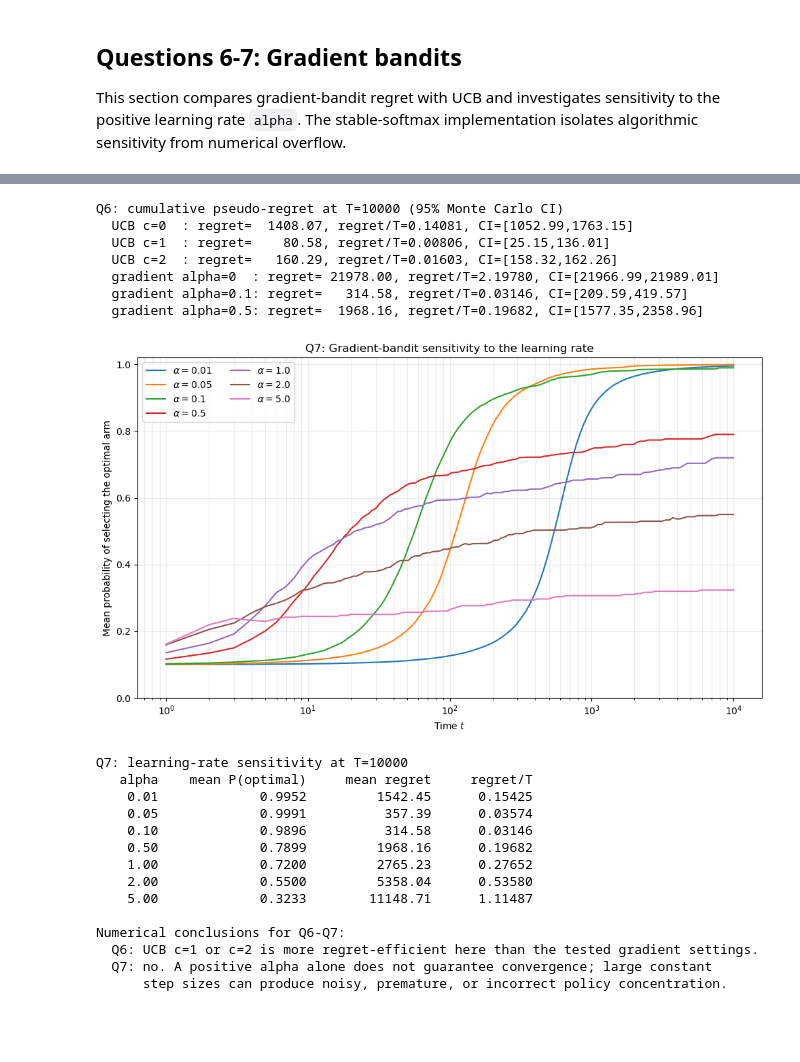
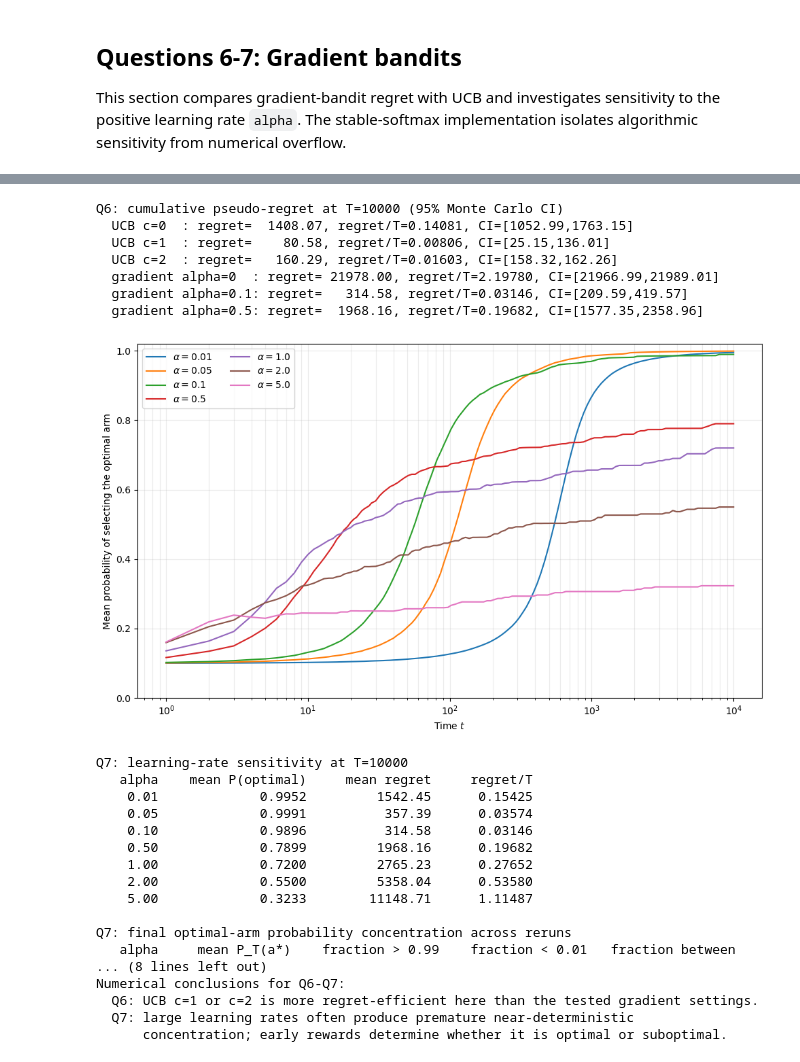
Before and after one commit to JamesCondos/Reinforcement_Learning_for_Engineers, a Jupyter notebook: WS1/Workshop_1_-_Multi-Armed_Bandits_fixed.ipynb, the cells around one changed output, grey strips where cells are left out. Drawn from its saved outputs; the diff is of its cells as text; code cells hidden in the pictures; blank space fills up the shorter version.

```diff
--- a/WS1/Workshop_1_-_Multi-Armed_Bandits_fixed.ipynb
+++ b/WS1/Workshop_1_-_Multi-Armed_Bandits_fixed.ipynb
@@ -943,7 +935,6 @@ for colour,alpha in zip(gradient_colours_q6,[0,0.1,0.5]):
                label=fr'gradient $\alpha={alpha}$')
 plt.xlabel('Time $t$')
 plt.ylabel('Empirical cumulative pseudo-regret')
-plt.title('Q6: Gradient-bandit versus UCB regret')
 plt.grid(True,which='both',alpha=0.25)
 plt.legend()
 plt.tight_layout()
@@ -966,7 +957,6 @@ for alpha in gradient_alphas_q47[1:]:
                  label=fr'$\alpha={alpha}$')
 plt.xlabel('Time $t$')
 plt.ylabel('Mean probability of selecting the optimal arm')
-plt.title('Q7: Gradient-bandit sensitivity to the learning rate')
 plt.ylim(0,1.02)
 plt.grid(True,which='both',alpha=0.25)
 plt.legend(ncol=2)
@@ -981,8 +971,19 @@ for alpha in gradient_alphas_q47[1:]:
     mean_p=np.mean(gradient_results_q47[alpha]['p_opt'][-1])
     print(f'{alpha:8.2f} {mean_p:18.4f} {mean_regret:15.2f} {rho:12.5f}')
 
+print('\nQ7: final optimal-arm probability concentration across reruns')
+print(f'{"alpha":>8} {"mean P_T(a*)":>16} {"fraction > 0.99":>18} '
+      f'{"fraction < 0.01":>18} {"fraction between":>18}')
+for alpha in gradient_alphas_q47[1:]:
+    final_p=gradient_results_q47[alpha]['p_opt'][-1]
+    fraction_high=np.mean(final_p>0.99)
+    fraction_low=np.mean(final_p<0.01)
+    fraction_between=np.mean((final_p>=0.01)&(final_p<=0.99))
+    print(f'{alpha:8.2f} {np.mean(final_p):16.4f} {fraction_high:18.4f} '
+          f'{fraction_low:18.4f} {fraction_between:18.4f}')
+
 print('\nNumerical conclusions for Q6-Q7:')
 print('  Q6: UCB c=1 or c=2 is more regret-efficient here than the tested gradient settings.')
-print('  Q7: no. A positive alpha alone does not guarantee convergence; large constant')
-print('      step sizes can produce noisy, premature, or incorrect policy concentration.')
+print('  Q7: large learning rates often produce premature near-deterministic')
+print('      concentration; early rewards determine whether it is optimal or suboptimal.')
 # %% [output]
@@ -990,11 +991,11 @@ print('      step sizes can produce noisy, premature, or incorrect policy concen
 Q6: cumulative pseudo-regret at T=10000 (95% Monte Carlo CI)
   UCB c=0  : regret=  1408.07, regret/T=0.14081, CI=[1052.99,1763.15]
   UCB c=1  : regret=    80.58, regret/T=0.00806, CI=[25.15,136.01]
   UCB c=2  : regret=   160.29, regret/T=0.01603, CI=[158.32,162.26]
   gradient alpha=0  : regret= 21978.00, regret/T=2.19780, CI=[21966.99,21989.01]
   gradient alpha=0.1: regret=   314.58, regret/T=0.03146, CI=[209.59,419.57]
   gradient alpha=0.5: regret=  1968.16, regret/T=0.19682, CI=[1577.35,2358.96]
-[figure, old version]
+[figure, new version]
 Q7: learning-rate sensitivity at T=10000
    alpha    mean P(optimal)     mean regret     regret/T
     0.01             0.9952         1542.45      0.15425
@@ -1005,10 +1006,13 @@ Q7: learning-rate sensitivity at T=10000
     2.00             0.5500         5358.04      0.53580
     5.00             0.3233        11148.71      1.11487
 
+Q7: final optimal-arm probability concentration across reruns
+   alpha     mean P_T(a*)    fraction > 0.99    fraction < 0.01   fraction between
+... (8 lines left out)
 Numerical conclusions for Q6-Q7:
   Q6: UCB c=1 or c=2 is more regret-efficient here than the tested gradient settings.
-  Q7: no. A positive alpha alone does not guarantee convergence; large constant
-      step sizes can produce noisy, premature, or incorrect policy concentration.
+  Q7: large learning rates often produce premature near-deterministic
+      concentration; early rewards determine whether it is optimal or suboptimal.
 # %% [markdown]
 ### Q6 - Gradient-bandit versus UCB regret
 
```
Also changed, not shown: parts of 15 cells of this notebook, 38 other files.
